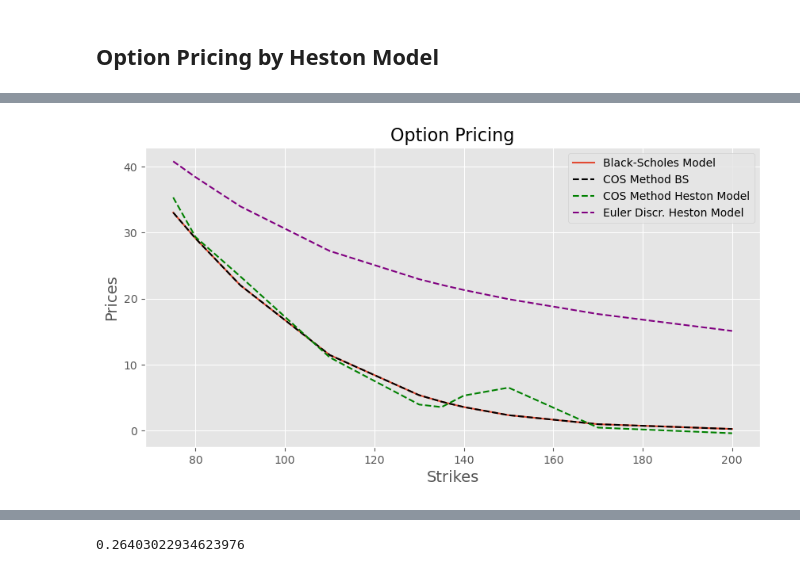
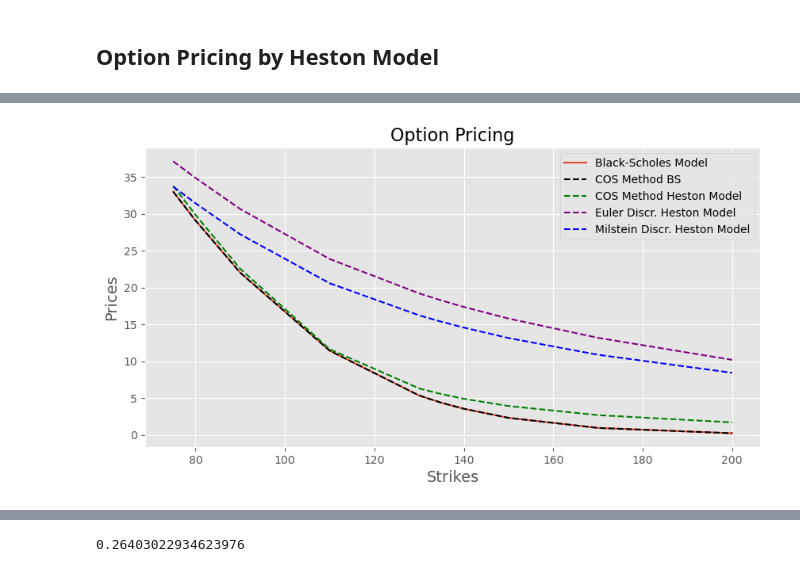
Before and after one commit to kirillzx/Generalized-Bates-model-draft, a Jupyter notebook: Main Modeling.ipynb, the cells around one changed output, grey strips where cells are left out. Saved outputs shown, nothing was run; the diff lists cells and outputs as text; code cells hidden in the pictures.

```diff
--- a/Main Modeling.ipynb
+++ b/Main Modeling.ipynb
@@ -398,8 +454,41 @@ def GeneratePathsHestonEuler(NoOfPaths,NoOfSteps,T,r,S_0,kappa,gamma,rho,vbar,v0
     paths = {"time":time,"S":S}
     return paths
+# %%
+def GeneratePathsHestonMilstein(NoOfPaths,NoOfSteps,T,r,S_0,kappa,gamma,rho,vbar,v0):
+    Z1 = np.random.normal(0.0,1.0,[NoOfPaths,NoOfSteps])
+    Z2 = np.random.normal(0.0,1.0,[NoOfPaths,NoOfSteps])
+    W1 = np.zeros([NoOfPaths, NoOfSteps+1])
+    W2 = np.zeros([NoOfPaths, NoOfSteps+1])
+
+    V = np.zeros([NoOfPaths, NoOfSteps+1])
+    X = np.zeros([NoOfPaths, NoOfSteps+1])
+
+    V[:,0]=v0
+    X[:,0]=S_0
+
+    time = np.zeros([NoOfSteps+1])
+    dt = T / float(NoOfSteps)
+
+    for i in range(0,NoOfSteps):
+        Z2[:,i] = rho * Z1[:,i] + np.sqrt(1.0 - rho**2)*Z2[:,i]
+
+        W1[:,i+1] = W1[:,i] + np.power(dt, 0.5)*Z1[:,i]
+        W2[:,i+1] = W2[:,i] + np.power(dt, 0.5)*Z2[:,i]
+
+        V[:,i+1] = V[:,i] + kappa * (vbar - V[:,i]) * dt + gamma * np.sqrt(V[:,i]) * (W1[:,i+1]-W1[:,i]) +\
+                                0.25 * gamma * ((W1[:,i+1]-W1[:,i])**2 - dt)
+        V[:,i+1] = np.maximum(V[:,i+1],0.0)
+
+        X[:, i+1] = X[:, i] + (r * X[:, i]) * dt + np.sqrt(V[:, i]) * X[:, i] *(W2[:,i+1]-W2[:,i]) +\
+                                0.5 * V[:, i] * X[:, i] * ((W2[:,i+1]-W2[:,i])**2 - dt)
+        time[i+1] = time[i] + dt
+
+    S = X
+    paths = {"time":time,"S":S}
+    return paths
 # %%
-numberPaths = 50
-N = 200
+numberPaths = 200
+N = 500
 T = 10
 r = 0.05
 s0 = 100
@@ -426,0 +516,2 @@ plt.show()
+# %%
+hestonMilstein = GeneratePathsHestonMilstein(numberPaths, N, T, r, s0, kappa, gamma, rho, vbar, v0)
@@ -437,20 +540,22 @@ cf = ChFHestonModel(r, tau, kappa, gamma, vbar, v0, rho)
 
 option_price_heston = CallPutOptionPriceCOS(cf, CP, s0, r, tau, K, N, L)
 option_price_heston_euler = EUOptionPriceFromMCPathsGeneralized('c', hestonEuler['S'], K, T, r)
+option_price_heston_milstein = EUOptionPriceFromMCPathsGeneralized('c', hestonMilstein['S'], K, T, r)
 # %%
 plt.subplots(figsize=(10, 5), dpi=100)
 plt.plot(K, bs_options, label='Black-Scholes Model')
 plt.plot(K, option_price_cos.T[0], '--', color='black', label='COS Method BS')
 plt.plot(K, option_price_heston.T[0], '--', color='green', label='COS Method Heston Model')
 plt.plot(K, option_price_heston_euler, '--', color='purple', label='Euler Discr. Heston Model')
+plt.plot(K, option_price_heston_milstein, '--', color='blue', label='Milstein Discr. Heston Model')
 
 plt.title('Option Pricing', fontsize=16)
 plt.xlabel('Strikes', fontsize=14)
 plt.ylabel('Prices', fontsize=14)
 plt.legend()
 plt.show()
 # %% [output]
-[figure, old version]
+[figure, new version]
 # %%
 def correlation_process(NoOfPaths, NoOfSteps, T, r, v0, s0, rho0, rho1, rho2, kappa, gamma, rho, vbar, kappa_rho, mu_rho, sigma_rho):
     Z1 = np.random.normal(0.0,1.0, [NoOfPaths,NoOfSteps])
```
Also changed, not shown: parts of 11 cells of this notebook.
